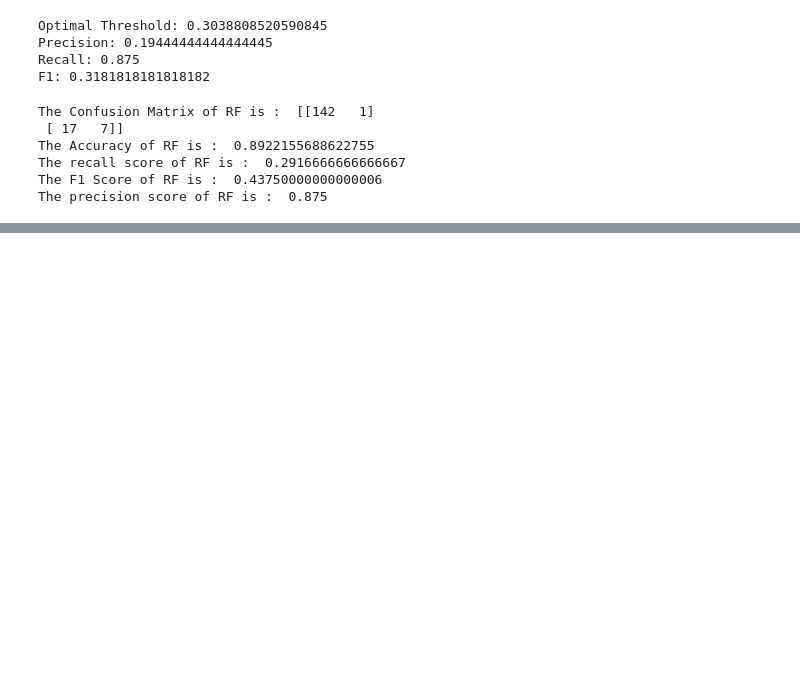
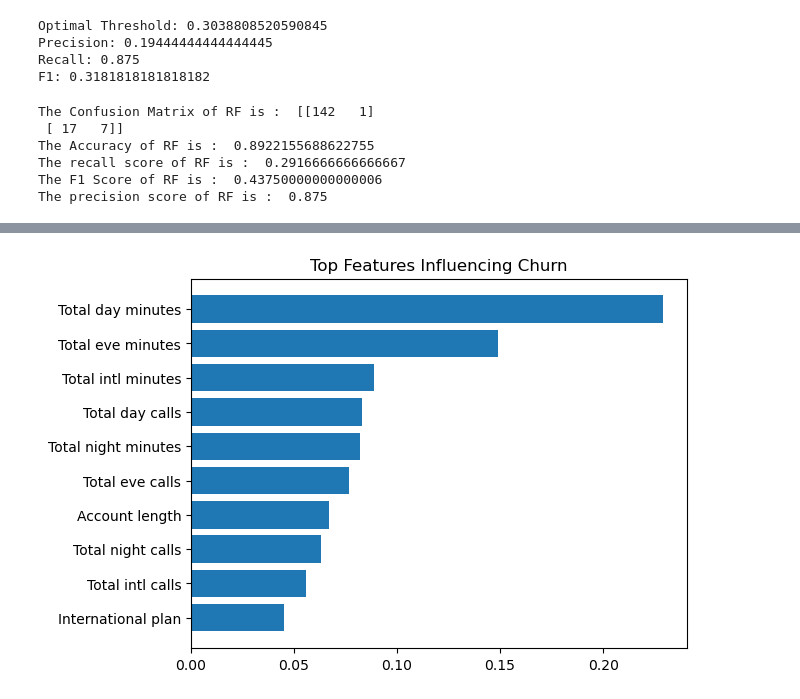
Before and after one commit to karthik-009g/Telecom-customer_Churn-project, a Jupyter notebook: Telecom churn analysis.ipynb, the cells around one changed output, grey strips where cells are left out. Drawn from its saved outputs; the diff is of its cells as text; code cells hidden in the pictures; blank space fills up the shorter version.

```diff
--- a/Telecom churn analysis.ipynb
+++ b/Telecom churn analysis.ipynb
@@ -622,3 +622,6 @@ The Accuracy of RF is :  0.8922155688622755
 The recall score of RF is :  0.2916666666666667
 The F1 Score of RF is :  0.43750000000000006
 The precision score of RF is :  0.875
+# %%
+importances = rf_model.feature_importances_
+print(importances)
@@ -624,0 +631,7 @@ The precision score of RF is :  0.875
+# %%
+feature_importances_rf = pd.DataFrame(
+   { "feature" : x_train.columns ,
+    "importances": importances
+   } )
+feature_importances_rf = feature_importances_rf.sort_values(by = "importances",ascending = False)
+feature_importances_rf.head(20)
@@ -624,0 +652,9 @@ The precision score of RF is :  0.875
+# %%
+top_features = feature_importances_rf.head(10)
+
+plt.barh(top_features["feature"], top_features["importances"])
+plt.gca().invert_yaxis()
+plt.title("Top Features Influencing Churn")
+plt.show()
+# %% [output]
+[figure, added]
```
Also changed, not shown: parts of 4 cells of this notebook.
